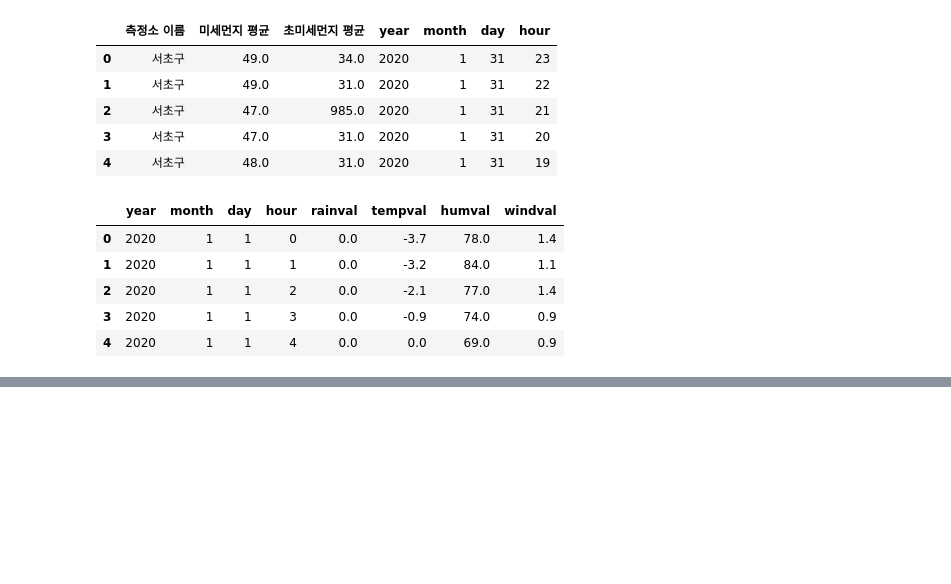
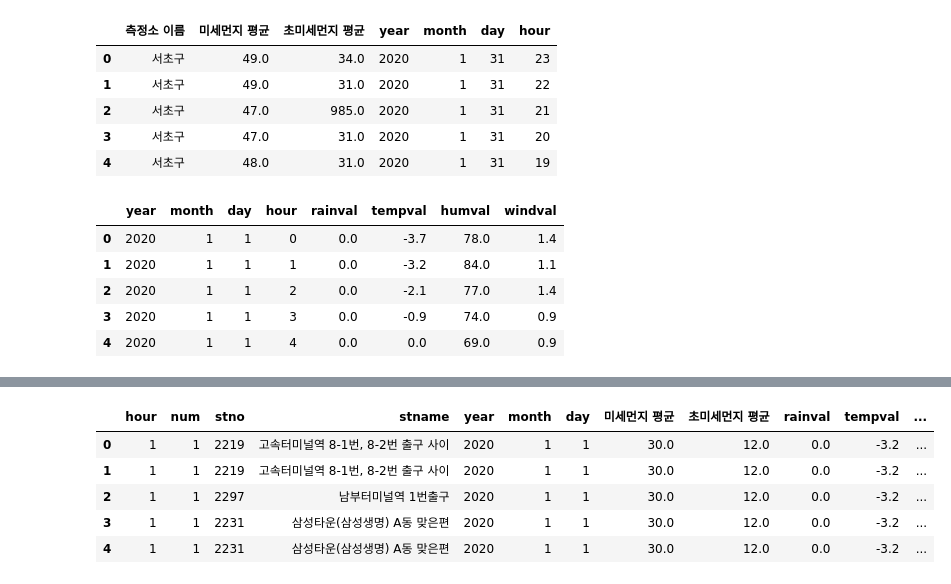
Before and after one commit to oliviachchoi/SDproject-bike-, a Jupyter notebook: 따릉이_데이터_서초구.ipynb, the cells around one changed output, grey strips where cells are left out. Saved outputs shown, nothing was run; the diff lists cells and outputs as text; code cells hidden in the pictures; blank space fills up the shorter version.

```diff
--- a/따릉이_데이터_서초구.ipynb
+++ b/따릉이_데이터_서초구.ipynb
@@ -858,0 +841,15 @@ sns.boxplot(all_df[all_df.month==7]['미세먼지 평균'])
+# %%
+final_data= pd.merge(data, dust_weather, on=['year','month','day','hour'])
+# %%
+#모든 데이터가 서초구이기 때문에 서초구 column은 필요 없음
+final_data.drop('측정소 이름', axis=1, inplace=True)
+final_data.drop('place',inplace=True, axis=1)
+# %%
+final_data.head()
+# %% [output]
+|  | hour | num | stno | stname | year | month | day | 미세먼지 평균 | 초미세먼지 평균 | rainval | tempval | ... |
+| 0 | 1 | 1 | 2219 | 고속터미널역 8-1번, 8-2번 출구 사이 | 2020 | 1 | 1 | 30.0 | 12.0 | 0.0 | -3.2 | ... |
+| 1 | 1 | 1 | 2219 | 고속터미널역 8-1번, 8-2번 출구 사이 | 2020 | 1 | 1 | 30.0 | 12.0 | 0.0 | -3.2 | ... |
+| 2 | 1 | 1 | 2297 | 남부터미널역 1번출구 | 2020 | 1 | 1 | 30.0 | 12.0 | 0.0 | -3.2 | ... |
+| 3 | 1 | 1 | 2231 | 삼성타운(삼성생명) A동 맞은편 | 2020 | 1 | 1 | 30.0 | 12.0 | 0.0 | -3.2 | ... |
+| 4 | 1 | 1 | 2231 | 삼성타운(삼성생명) A동 맞은편 | 2020 | 1 | 1 | 30.0 | 12.0 | 0.0 | -3.2 | ... |
```
Also changed, not shown: parts of 49 cells of this notebook.
